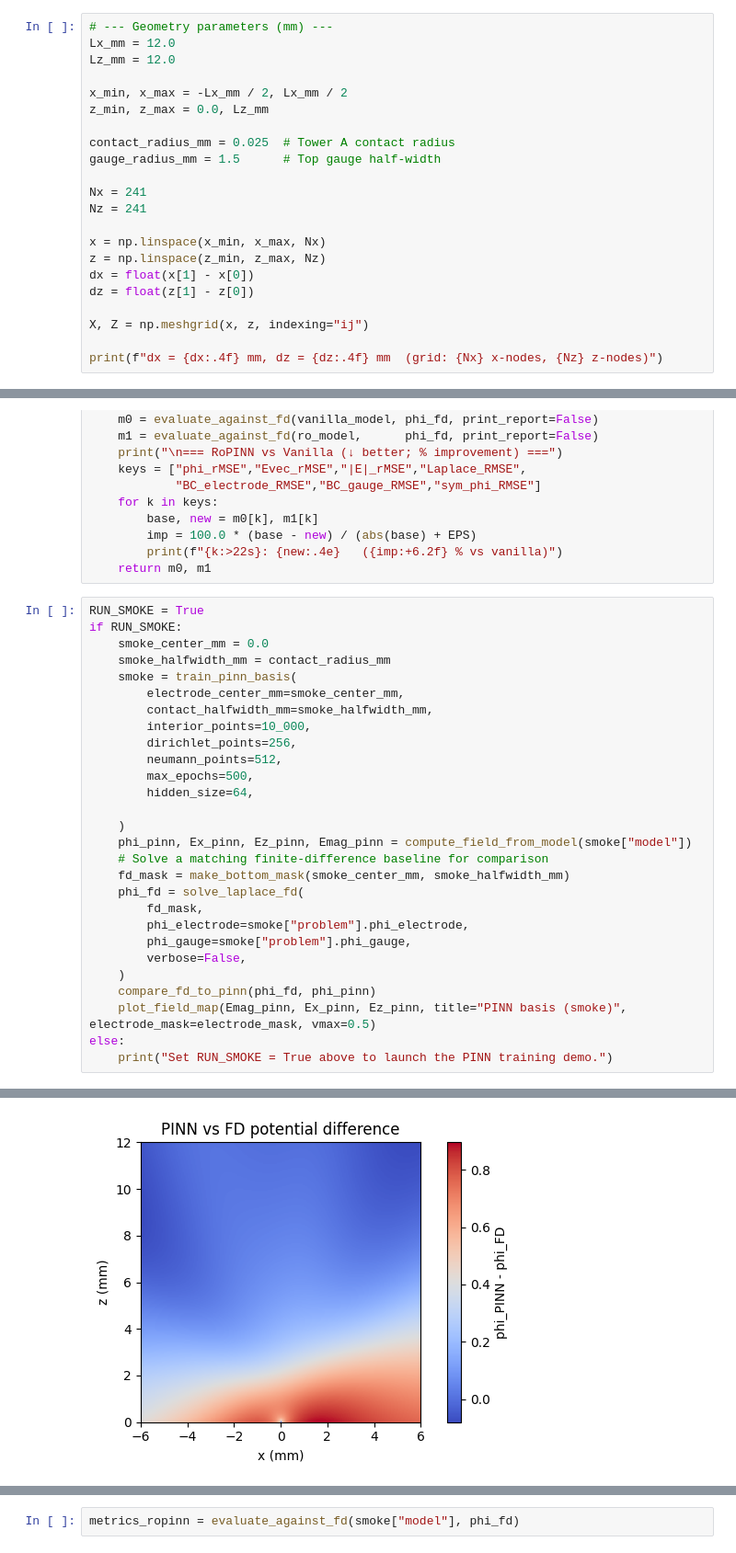
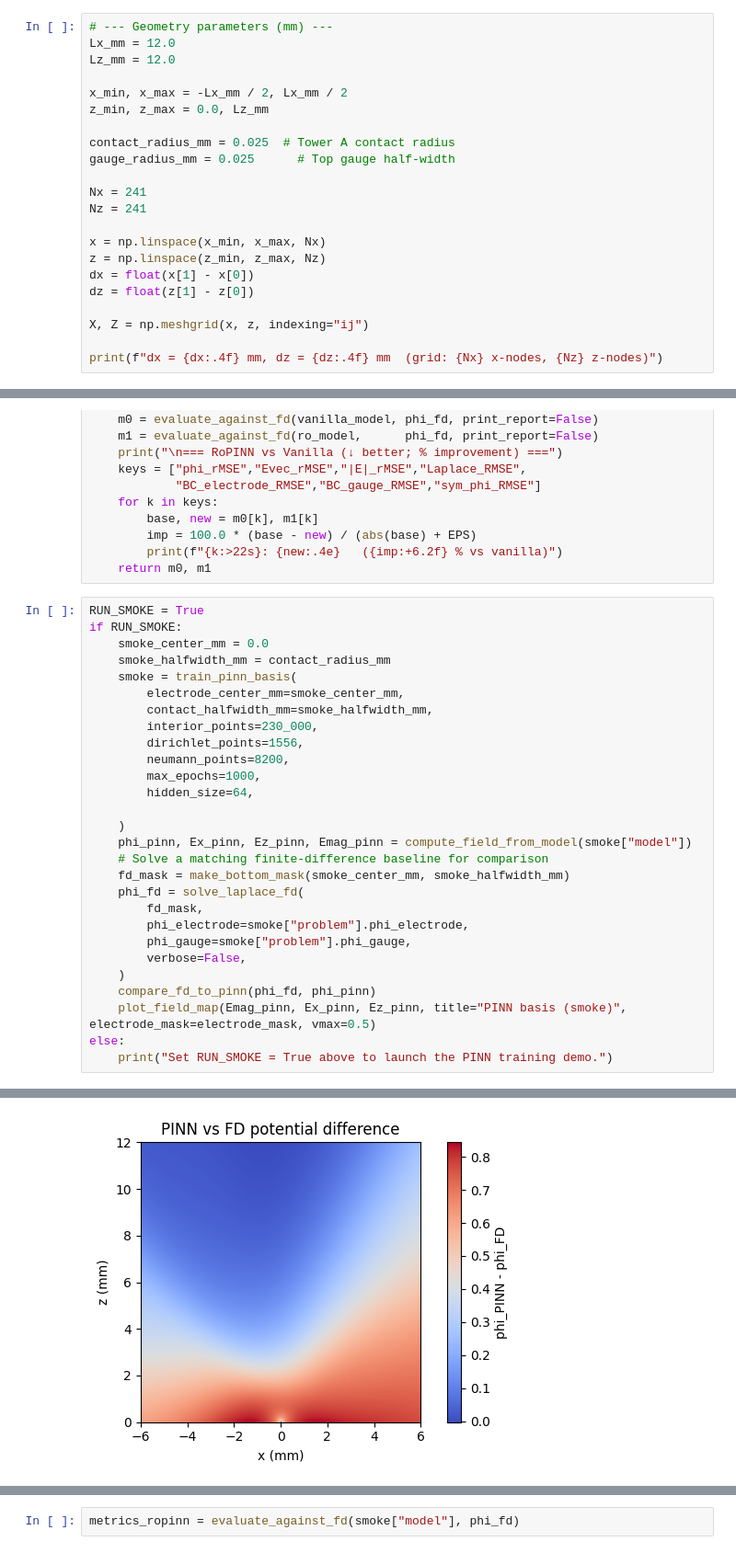
Before and after one commit to mnxbioe/BME_Capstone_UH_2025, a Jupyter notebook: notebooks/Tower_A_2D_Demo/TowerADemo_v0.ipynb, the cells around one changed output, grey strips where cells are left out. Shown at 92% size. Saved outputs shown, nothing was run; the diff lists cells and outputs as text.

```diff
--- a/notebooks/Tower_A_2D_Demo/TowerADemo_v0.ipynb
+++ b/notebooks/Tower_A_2D_Demo/TowerADemo_v0.ipynb
@@ -46,7 +46,7 @@ x_min, x_max = -Lx_mm / 2, Lx_mm / 2
 z_min, z_max = 0.0, Lz_mm
 
 contact_radius_mm = 0.025  # Tower A contact radius
-gauge_radius_mm = 1.5      # Top gauge half-width
+gauge_radius_mm = 0.025      # Top gauge half-width
 
 Nx = 241
 Nz = 241
@@ -648,10 +649,10 @@ if RUN_SMOKE:
     smoke = train_pinn_basis(
         electrode_center_mm=smoke_center_mm,
         contact_halfwidth_mm=smoke_halfwidth_mm,
-        interior_points=10_000,
-        dirichlet_points=256,
-        neumann_points=512,
-        max_epochs=500,
+        interior_points=230_000,
+        dirichlet_points=1556,
+        neumann_points=8200,
+        max_epochs=1000,
         hidden_size=64,
 
     )
@@ -692 +693 @@ Relative L2 error = 1.008e+01; max |phi diff| = 8.964e-01
-[figure, old version]
+[figure, new version]
```
Also changed, not shown: parts of 4 cells of this notebook, 5 other files.
